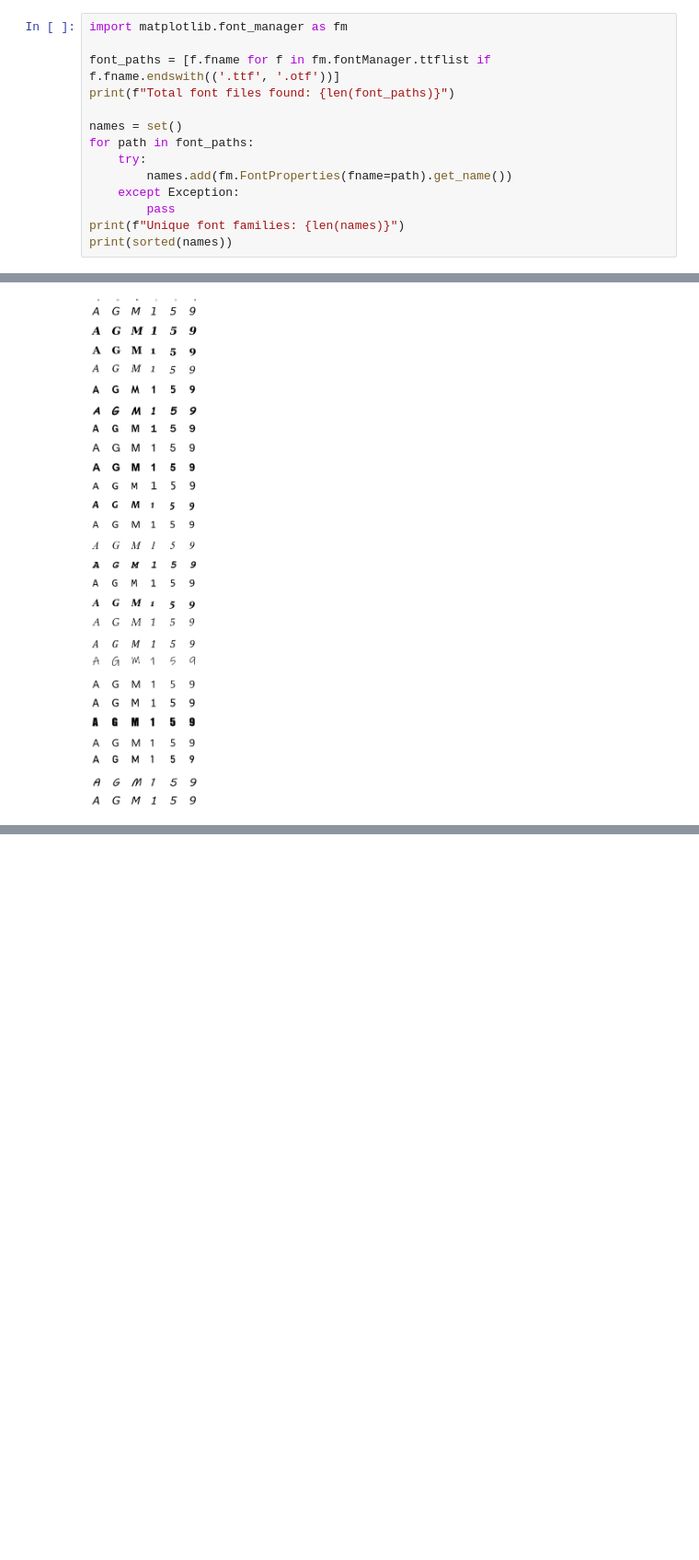
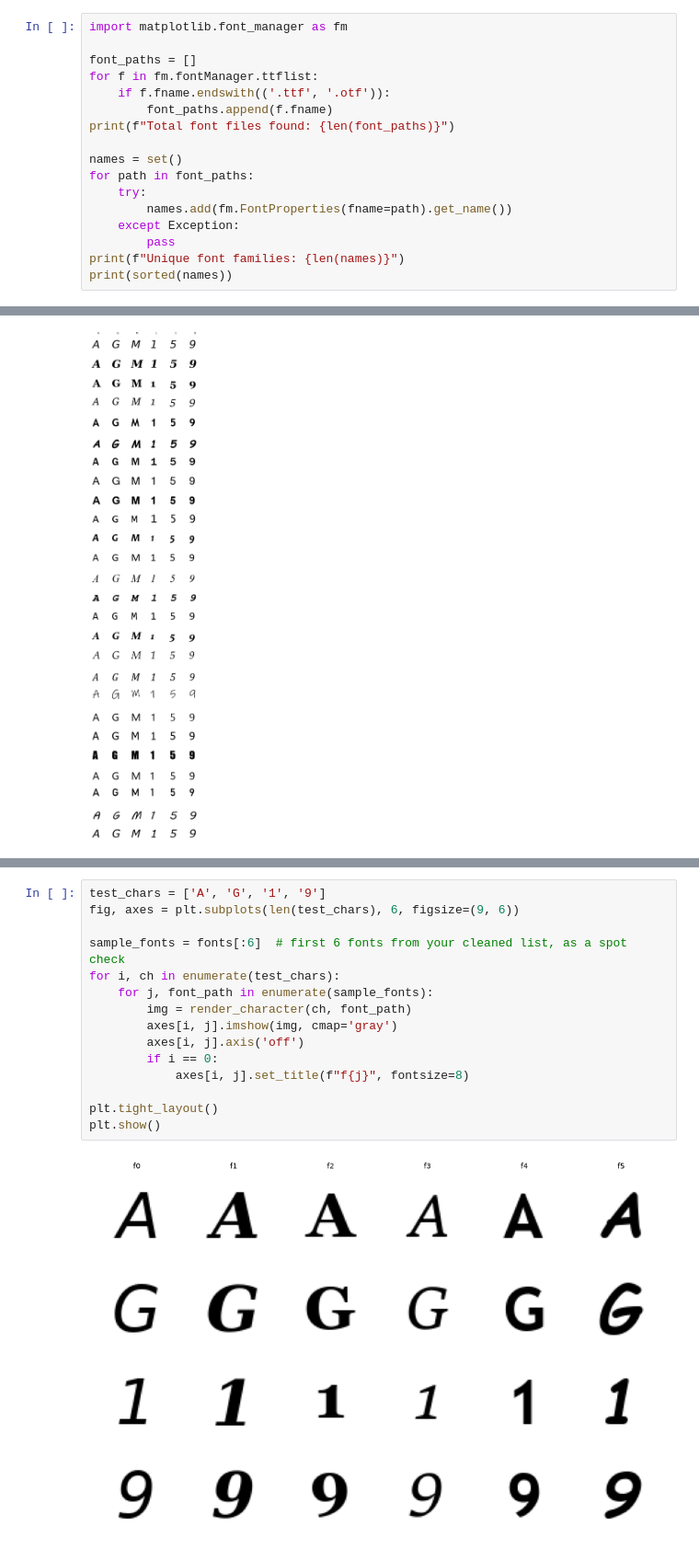
Before and after one commit to Dhivakarseetha-43/-Character-Recognition-NN_ZenteiQ, a Jupyter notebook: notebook/synthds_generation1.ipynb, the cells around one changed output, grey strips where cells are left out. Shown at 92% size. Saved outputs shown, nothing was run; the diff lists cells and outputs as text; blank space fills up the shorter version.

```diff
--- a/notebook/synthds_generation1.ipynb
+++ b/notebook/synthds_generation1.ipynb
@@ -17,7 +14,10 @@ matplotlib: 3.11.1
 # %%
 import matplotlib.font_manager as fm
 
-font_paths = [f.fname for f in fm.fontManager.ttflist if f.fname.endswith(('.ttf', '.otf'))]
+font_paths = []
+for f in fm.fontManager.ttflist:
+    if f.fname.endswith(('.ttf', '.otf')):
+        font_paths.append(f.fname)
 print(f"Total font files found: {len(font_paths)}")
 
 names = set()
@@ -126,0 +154,17 @@ Final locked-in font count: 26
+# %%
+test_chars = ['A', 'G', '1', '9']
+fig, axes = plt.subplots(len(test_chars), 6, figsize=(9, 6))
+
+sample_fonts = fonts[:6]  # first 6 fonts from your cleaned list, as a spot check
+for i, ch in enumerate(test_chars):
+    for j, font_path in enumerate(sample_fonts):
+        img = render_character(ch, font_path)
+        axes[i, j].imshow(img, cmap='gray')
+        axes[i, j].axis('off')
+        if i == 0:
+            axes[i, j].set_title(f"f{j}", fontsize=8)
+
+plt.tight_layout()
+plt.show()
+# %% [output]
+[figure, added]
```
Also changed, not shown: parts of 12 cells of this notebook, 7 other files.
